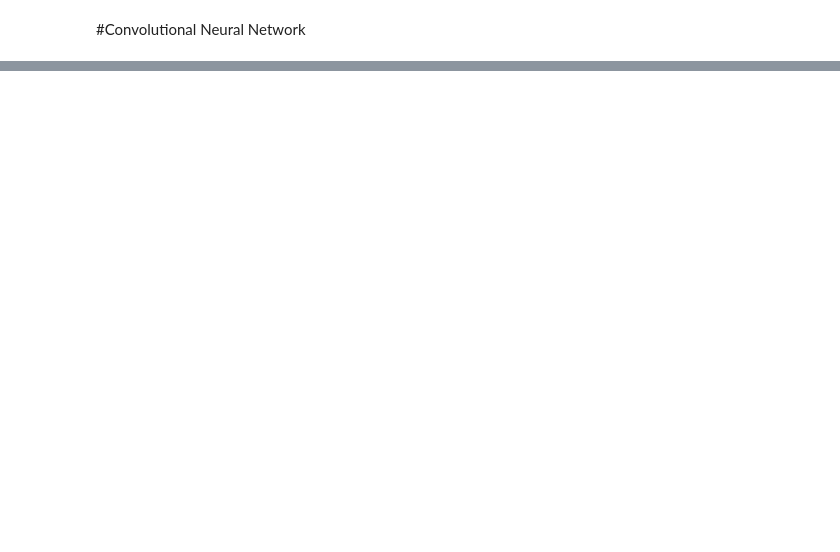
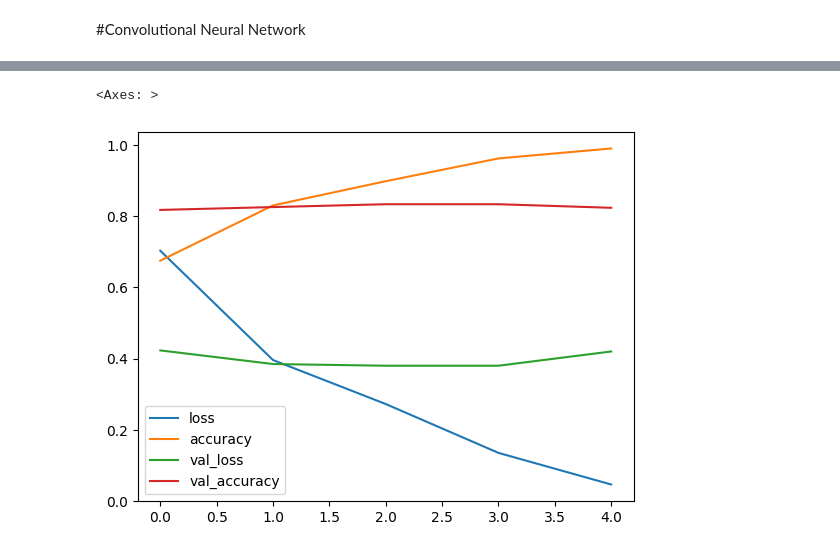
Before and after one commit to kinderasteroid/Food-Vision-Model, a Jupyter notebook: Convolutional_Neural_Network.ipynb, the cells around one changed output, grey strips where cells are left out. Saved outputs shown, nothing was run; the diff lists cells and outputs as text; code cells hidden in the pictures; blank space fills up the shorter version.

```diff
--- a/Convolutional_Neural_Network.ipynb
+++ b/Convolutional_Neural_Network.ipynb
@@ -116,0 +82,3 @@ Epoch 5/5
+# %%
+traindata = traindatagen.flow_from_directory('pizza_steak/train/',target_size=(244,244),class_mode="binary",batch_size=32)
+testdata =  testdatagen.flow_from_directory('pizza_steak/test/',target_size=(244,244),batch_size=32,class_mode="binary")
@@ -116,0 +88,15 @@ Epoch 5/5
+# %%
+from tensorflow.keras.layers import Dense,Conv2D,MaxPool2D,Flatten
+
+model = tf.keras.Sequential([
+    Conv2D(filters=10,kernel_size=3,input_shape=(244,244,3),padding="valid",strides=(1,1),activation="relu"),
+    Conv2D(10,3,activation="relu"),
+    Conv2D(10,3,activation="relu"),
+    Flatten(),
+    Dense(1,activation="sigmoid")
+])
+# %%
+model.compile(loss=tf.keras.losses.BinaryCrossentropy(),optimizer = tf.keras.optimizers.Adam(),metrics=['accuracy'])
+# %%
+model.summary()
+history = model.fit(traindata,epochs=5,steps_per_epoch=len(traindata),validation_data = (testdata),validation_steps=len(testdata))
@@ -116,0 +121,7 @@ Epoch 5/5
+# %%
+import pandas as pd
+
+pd.DataFrame(history.history).plot()
+# %% [output]
+<Axes: >
+[figure, added]
```
Also changed, not shown: parts of 7 cells of this notebook.
